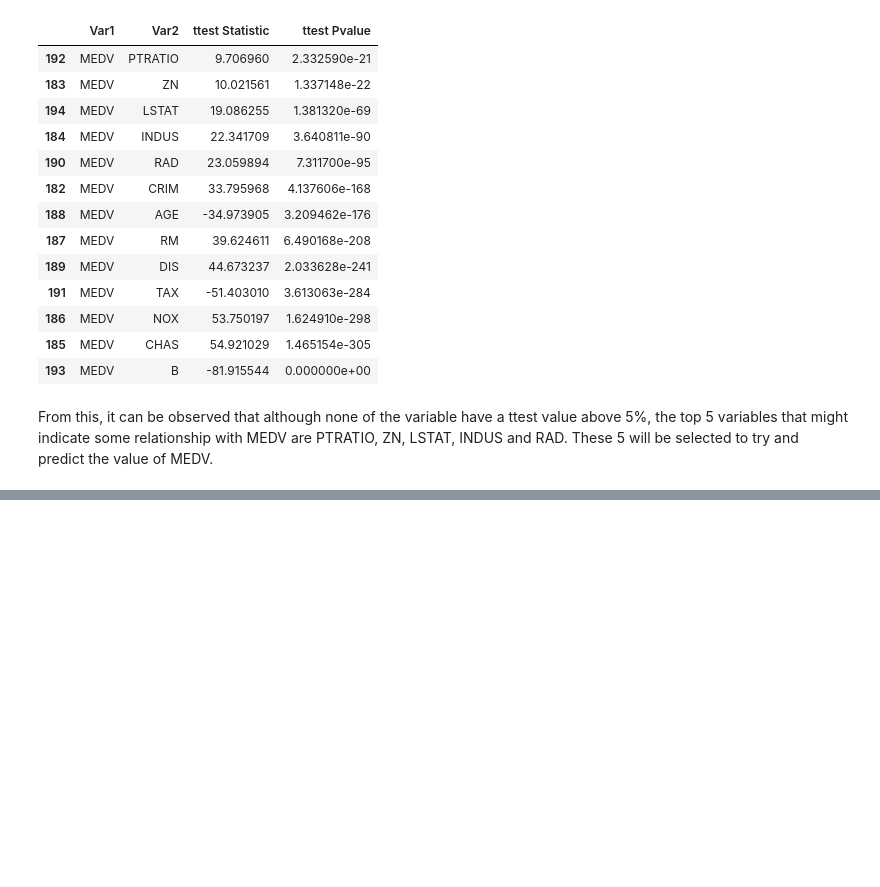
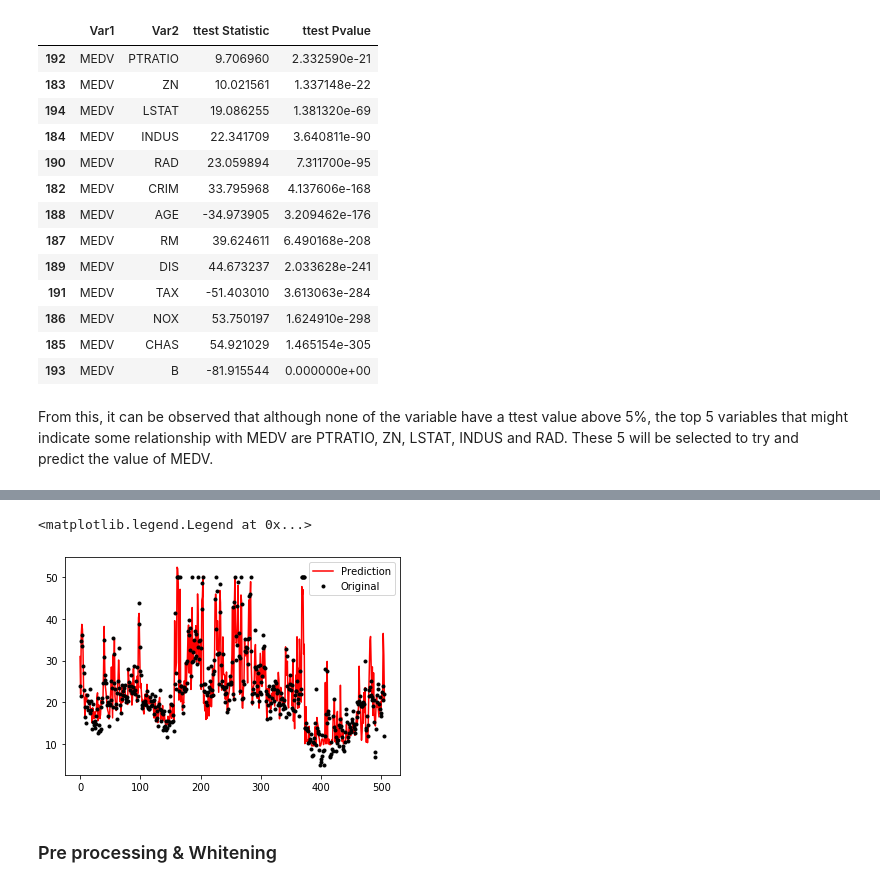
Before and after one commit to MKelly1303/52954_Project_2019, a Jupyter notebook: 52954_Project_Notebook.ipynb, the cells around one changed output, grey strips where cells are left out. Cells and saved outputs as stored; diff of their text form; code cells hidden in the pictures; blank space fills up the shorter version.

```diff
--- a/52954_Project_Notebook.ipynb
+++ b/52954_Project_Notebook.ipynb
@@ -440,0 +467,3 @@ inputs_train, inputs_test, outputs_train, outputs_test = mod.train_test_split(in
+# %%
+#p = model.predict(inputs_test.as_matrix()[0:1])
+p = model.predict(inputs)
@@ -440,0 +490,9 @@ inputs_train, inputs_test, outputs_train, outputs_test = mod.train_test_split(in
+# %%
+plt.plot(p, 'r-', label='Prediction')
+plt.plot(outputs, 'k.', label='Original')
+plt.legend()
+# %% [output]
+<matplotlib.legend.Legend at 0x...>
+[figure, added]
+# %% [markdown]
+### Pre processing & Whitening
```
Also changed, not shown: parts of 26 cells of this notebook.
